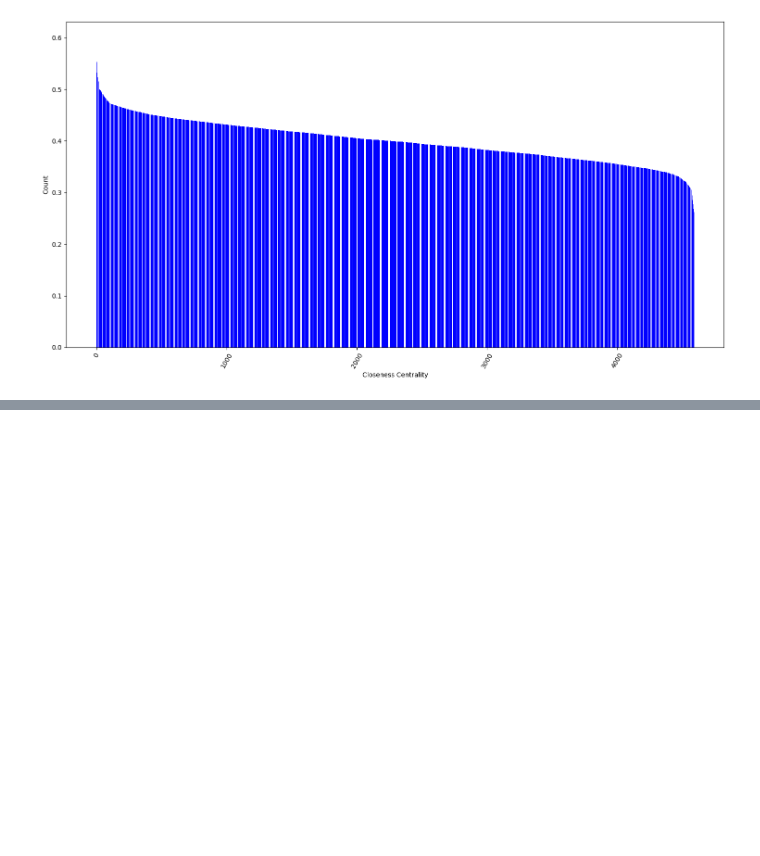
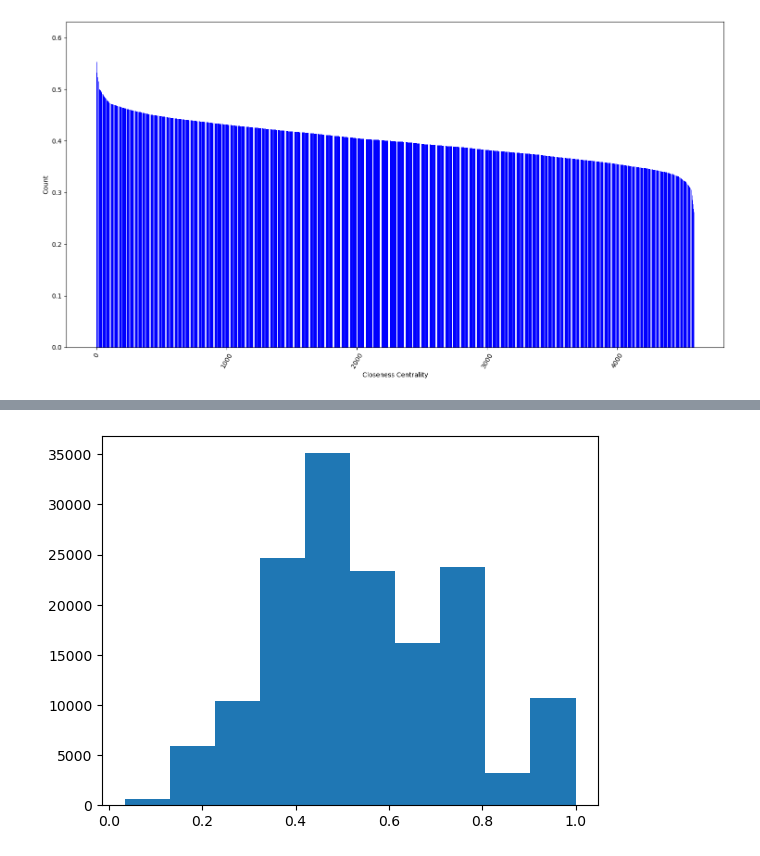
Before and after one commit to igorgonribs/curso-redes-luis, a Jupyter notebook: final_project/Final_work_test_wiki.ipynb, the cells around one changed output, grey strips where cells are left out. Saved outputs shown, nothing was run; the diff lists cells and outputs as text; code cells hidden in the pictures; blank space fills up the shorter version.

```diff
--- a/final_project/Final_work_test_wiki.ipynb
+++ b/final_project/Final_work_test_wiki.ipynb
@@ -342,0 +450,2 @@ print('cliques: ', list_cliques )
+# %%
+player_path_rha_list = get_rha_for_paths(G, all_players_paths, 'macrocategory')
@@ -342,0 +464,6 @@ print('cliques: ', list_cliques )
+# %%
+## Histogram for RAH of players paths
+plt.hist(np.array(player_path_rha_list))
+plt.show()
+# %% [output]
+[figure, added]
```
Also changed, not shown: parts of 18 cells of this notebook, 4 other files.
